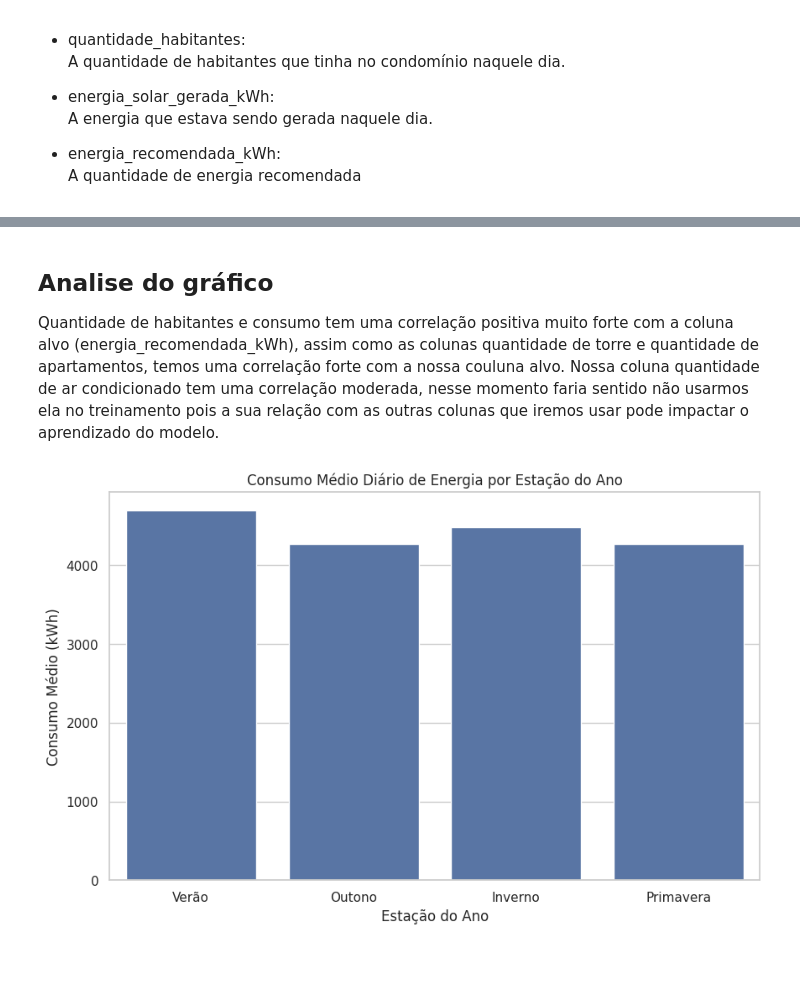
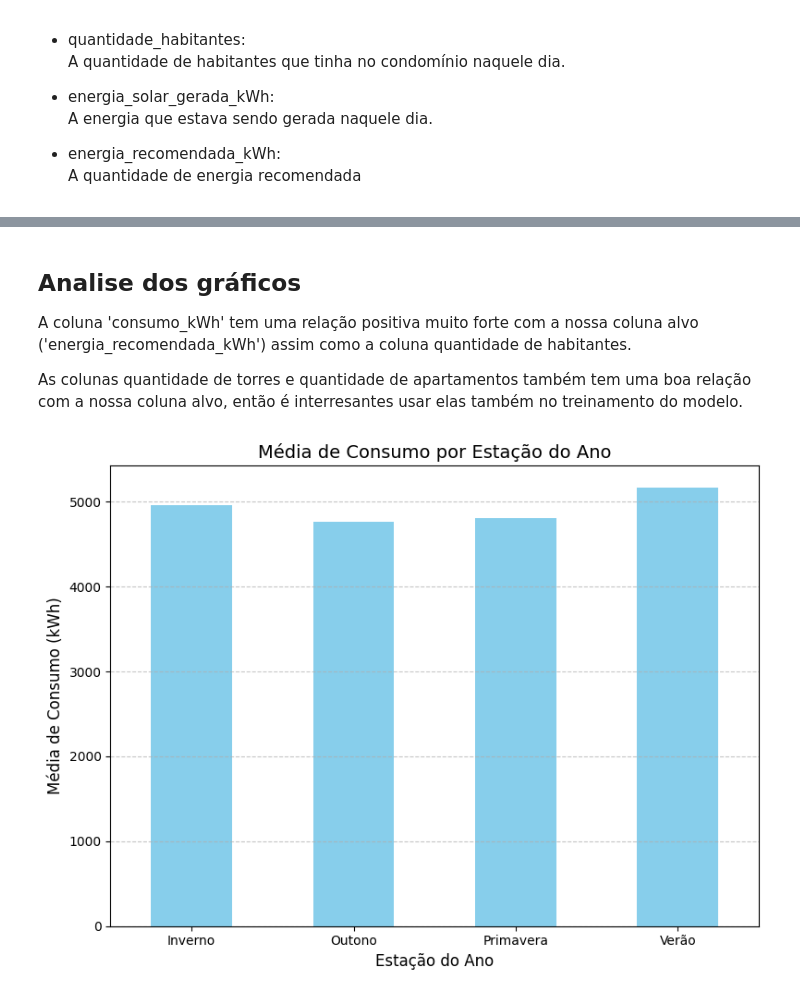
Before and after one commit to yagoluucas/modelo-regressao-energywise, a Jupyter notebook: modelo_regressao_energywise.ipynb, the cells around one changed output, grey strips where cells are left out. Drawn from its saved outputs; the diff is of its cells as text; code cells hidden in the pictures; blank space fills up the shorter version.

Commit message:
Finalizado modelo

```diff
--- a/modelo_regressao_energywise.ipynb
+++ b/modelo_regressao_energywise.ipynb
@@ -10,7 +14,7 @@ from sklearn.preprocessing import LabelEncoder
 # %%
-# Lendo o arquivo
+# Leitura do arquivo
 
-df = pd.read_csv('/content/dataframe.csv')
+df = pd.read_csv('/content/dataset.csv')
 df.sample(5)
 # %% [output]
 |  | data_medicao | nome_condominio | quantidade_placas | potencia_placa_kW | consumo_kWh | ... |
@@ -140,16 +143,26 @@ plt.show()
 # %% [markdown]
-## Analise do gráfico
-Quantidade de habitantes e consumo tem uma correlação positiva muito forte com a coluna alvo (energia_recomendada_kWh), assim como as colunas quantidade de torre e quantidade de apartamentos, temos uma correlação forte com a nossa couluna alvo.
-Nossa coluna quantidade de ar condicionado tem uma correlação moderada, nesse momento faria sentido não usarmos ela no treinamento pois a sua relação com as outras colunas que iremos usar pode impactar o aprendizado do modelo.
+## Analise dos gráficos
+
+A coluna 'consumo_kWh' tem uma relação positiva muito forte com a nossa coluna alvo ('energia_recomendada_kWh') assim como a coluna quantidade de habitantes.
+
+As colunas quantidade de torres e quantidade de apartamentos também tem uma boa relação com a nossa coluna alvo, então é interresantes usar elas também no treinamento do modelo.
 # %%
-# Vendo o consumo por estação
-consumo_por_estacao = df.groupby("estacao")["consumo_kWh"].mean().reindex(["Verão", "Outono", "Inverno", "Primavera"])
+# Calcular a média de consumo por estação
+media_consumo_estacao = df.groupby('estacao')['consumo_kWh'].mean()
 
-plt.figure(figsize=(10, 6))
-sns.barplot(x=consumo_por_estacao.index, y=consumo_por_estacao.values)
-plt.title("Consumo Médio Diário de Energia por Estação do Ano")
-plt.xlabel("Estação do Ano")
-plt.ylabel("Consumo Médio (kWh)")
+# Plotar o gráfico
+plt.figure(figsize=(8, 6))
+ax = media_consumo_estacao.plot(kind='bar', color='skyblue')
+
+# Configurar o gráfico
+plt.title('Média de Consumo por Estação do Ano', fontsize=14)
+plt.xlabel('Estação do Ano', fontsize=12)
+plt.ylabel('Média de Consumo (kWh)', fontsize=12)
+plt.xticks(rotation=0)
+plt.grid(axis='y', linestyle='--', alpha=0.7)
+plt.tight_layout()
+
+# Mostrar o gráfico
 plt.show()
 # %% [output]
-[figure, old version]
+[figure, new version]
```
Also changed, not shown: parts of 21 cells of this notebook.
